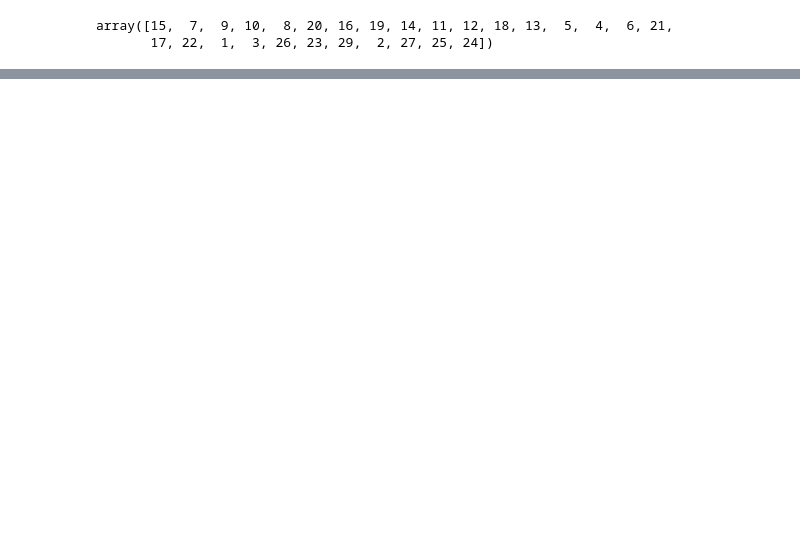
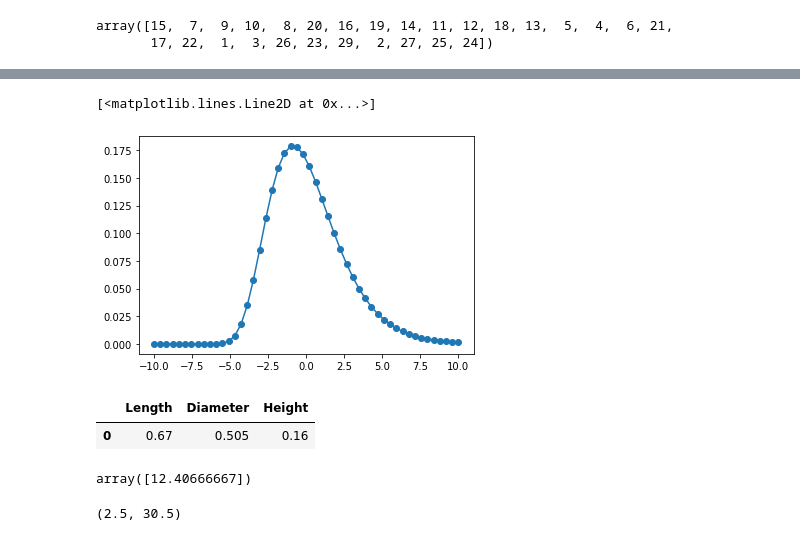
Before and after one commit to alecsharpie/abalone, a Jupyter notebook: Modelling.ipynb, the cells around one changed output, grey strips where cells are left out. Drawn from its saved outputs; the diff is of its cells as text; code cells hidden in the pictures; blank space fills up the shorter version.

```diff
--- a/Modelling.ipynb
+++ b/Modelling.ipynb
@@ -278,0 +408,12 @@ plt.hist(e, bins = 50)
+# %%
+from pylab import linspace, plot
+import scipy.stats.lognorm as dist
+
+X = linspace(-10,10, 50)
+pdf_fitted = dist.pdf(X,
+                      s = 0.2903536283203024,
+                      loc = -8.223766419970094,
+                      scale = 8.000632973645498)
+# %% [output]
+[<matplotlib.lines.Line2D at 0x...>]
+[figure, added]
@@ -278,0 +427,9 @@ plt.hist(e, bins = 50)
+# %%
+X_pred
+# %% [output]
+|  | Length | Diameter | Height |
+| 0 | 0.67 | 0.505 | 0.16 |
+# %%
+best_knn.predict(X_pred)
+# %% [output]
+array([12.40666667])
@@ -278,0 +442,4 @@ plt.hist(e, bins = 50)
+# %%
+min(y), max(y)
+# %% [output]
+(2.5, 30.5)
```
Also changed, not shown: parts of 39 cells of this notebook.
